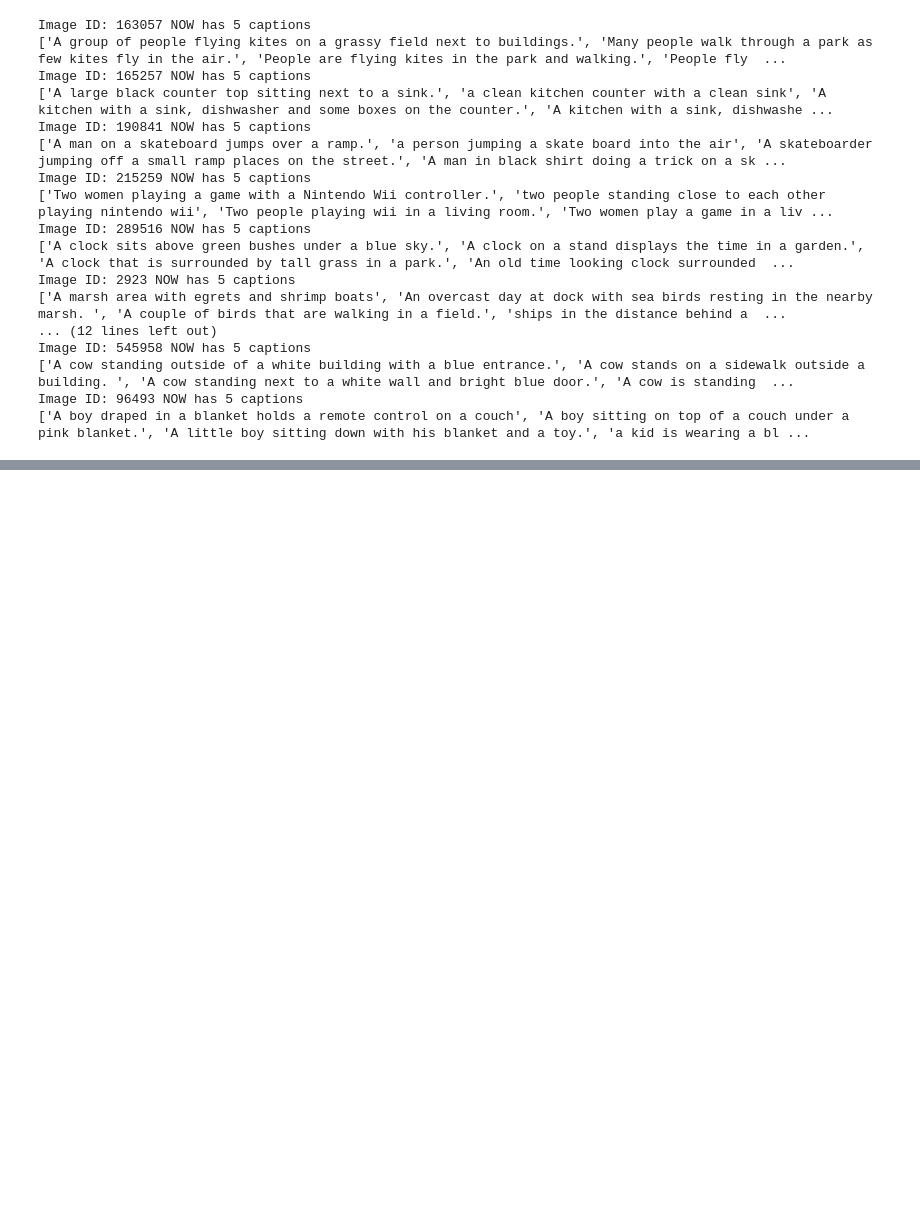
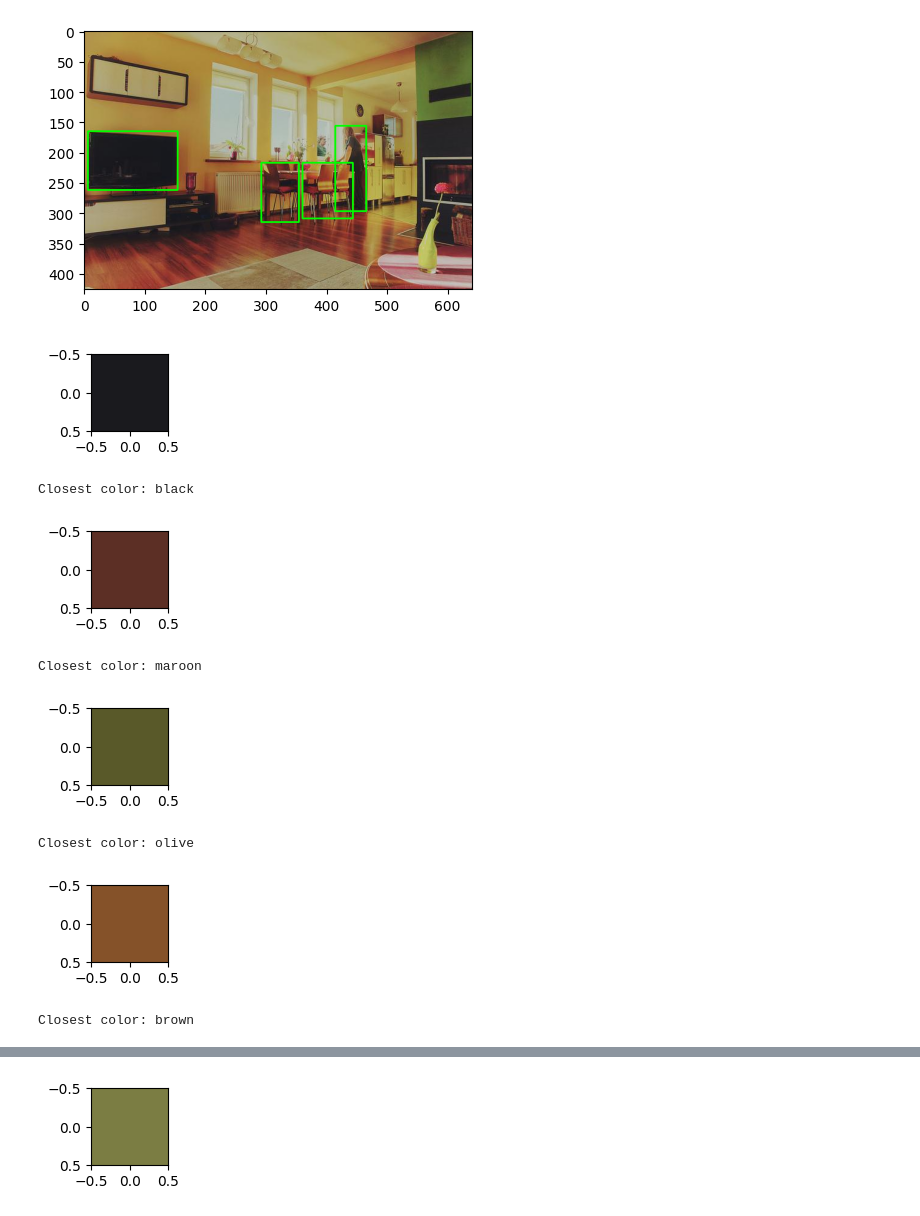
Before and after one commit to AryaStark13/image-captioning, a Jupyter notebook: generate_text_data/image_to_text.ipynb, the cells around one changed output, grey strips where cells are left out. Cells and saved outputs as stored; diff of their text form; code cells hidden in the pictures; blank space fills up the shorter version.

Commit message:
updated image_to_text.ipynb to add Median color

```diff
--- a/generate_text_data/image_to_text.ipynb
+++ b/generate_text_data/image_to_text.ipynb
@@ -4,6 +7,6 @@ from ultralytics import YOLO
 # %%
-IMG_DIR = "../coco_dataset_val_2017_all/imgs/"
-CAPS_DIR = "../coco_dataset_val_2017_all/caps/"
+IMG_DIR = "../coco_dataset_val_2017_all/imgs_test/"
+CAPS_DIR = "../coco_dataset_val_2017_all/caps_test/"
 
 CLASSES = {
  0: 'person',
@@ -150,29 +141,11 @@ for result, cap in zip(results, os.listdir(CAPS_DIR)):
         class_name = get_class_name(box.cls.tolist()[i])
         confidence = box.conf.tolist()[i]
 
-        with open("../data/x.txt", "a") as f:
+        with open("../data/x_new.txt", "a") as f:
             f.write(f"{class_name}: {xyxyn}, ")
 
-    with open("../data/x.txt", "a") as f:
+    with open("../data/x_new.txt", "a") as f:
         f.write(f"\n")
 
-    with open("../data/y.txt", "a") as f:
+    with open("../data/y_new.txt", "a") as f:
         f.write(f"{all_captions} \n")
-# %% [output]
-Image ID: 163057 NOW has 5 captions
-['A group of people flying kites on a grassy field next to buildings.', 'Many people walk through a park as few kites fly in the air.', 'People are flying kites in the park and walking.', 'People fly  ...
-Image ID: 165257 NOW has 5 captions
-['A large black counter top sitting next to a sink.', 'a clean kitchen counter with a clean sink', 'A kitchen with a sink, dishwasher and some boxes on the counter.', 'A kitchen with a sink, dishwashe ...
-Image ID: 190841 NOW has 5 captions
-['A man on a skateboard jumps over a ramp.', 'a person jumping a skate board into the air', 'A skateboarder jumping off a small ramp places on the street.', 'A man in black shirt doing a trick on a sk ...
-Image ID: 215259 NOW has 5 captions
-['Two women playing a game with a Nintendo Wii controller.', 'two people standing close to each other playing nintendo wii', 'Two people playing wii in a living room.', 'Two women play a game in a liv ...
-Image ID: 289516 NOW has 5 captions
-['A clock sits above green bushes under a blue sky.', 'A clock on a stand displays the time in a garden.', 'A clock that is surrounded by tall grass in a park.', 'An old time looking clock surrounded  ...
-Image ID: 2923 NOW has 5 captions
-['A marsh area with egrets and shrimp boats', 'An overcast day at dock with sea birds resting in the nearby marsh. ', 'A couple of birds that are walking in a field.', 'ships in the distance behind a  ...
-... (12 lines left out)
-Image ID: 545958 NOW has 5 captions
-['A cow standing outside of a white building with a blue entrance.', 'A cow stands on a sidewalk outside a building. ', 'A cow standing next to a white wall and bright blue door.', 'A cow is standing  ...
-Image ID: 96493 NOW has 5 captions
-['A boy draped in a blanket holds a remote control on a couch', 'A boy sitting on top of a couch under a pink blanket.', 'A little boy sitting down with his blanket and a toy.', 'a kid is wearing a bl ...
@@ -178,0 +239,21 @@ Image ID: 96493 NOW has 5 captions
+# %%
+for result in results:
+    box = result.boxes
+    coord_list = []
+    for i in range(len(box)):
+        xyxy = box.xyxy.tolist()[i]
+        xyxy = [int(x) for x in xyxy]
+        coord_list.append(xyxy)
+
+    show_img_bbox(result.orig_img, coord_list)
+    closest_colors = color_from_median(result.orig_img, coord_list)
+# %% [output]
+[figure, added]
+[figure, added]
+Closest color: black
+[figure, added]
+Closest color: maroon
+[figure, added]
+Closest color: olive
+[figure, added]
+Closest color: brown
@@ -178,0 +261 @@ Image ID: 96493 NOW has 5 captions
+[figure, added]
```
Also changed, not shown: parts of 4 cells of this notebook.
